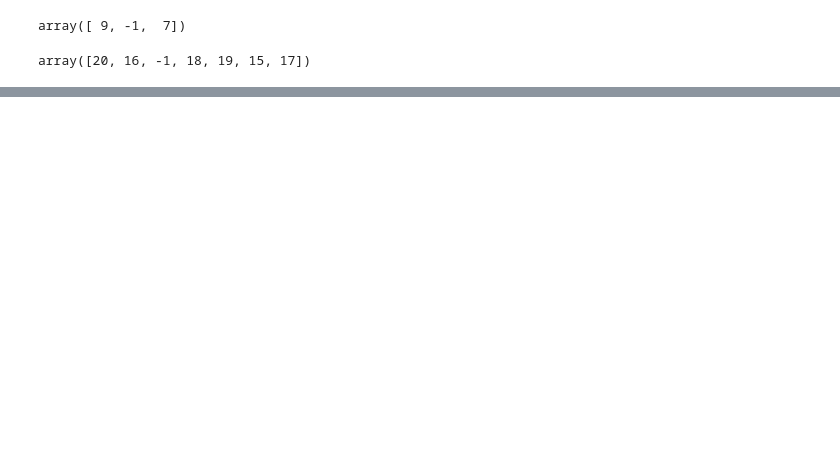
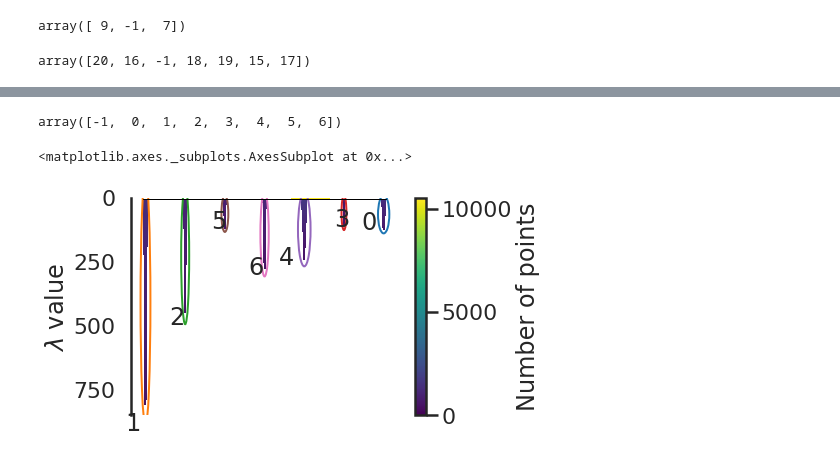
Before and after one commit to rjnakano/manejo-inventarios-pdg, a Jupyter notebook: Notebooks/TDGClusteringJerarquicoV1.ipynb, the cells around one changed output, grey strips where cells are left out. Drawn from its saved outputs; the diff is of its cells as text; code cells hidden in the pictures; blank space fills up the shorter version.

Commit message:
HDBSCAN graficas y analisis adicionales

```diff
--- a/Notebooks/TDGClusteringJerarquicoV1.ipynb
+++ b/Notebooks/TDGClusteringJerarquicoV1.ipynb
@@ -301,0 +377,3 @@ array([20, 16, -1, 18, 19, 15, 17])
+# %%
+# Matriz de distancias de Gower
+gowerDistMatrix3D = gower.gower_matrix(dataNoDims3D)
@@ -301,0 +384,6 @@ array([20, 16, -1, 18, 19, 15, 17])
+# %%
+gowerDistMatrix3D = np.float64(gowerDistMatrix3D)
+# %%
+clusterer3 = hdbscan.HDBSCAN(metric='precomputed', min_cluster_size=500)
+# %%
+clusterer3.fit(gowerDistMatrix3D)
@@ -301,0 +398,9 @@ array([20, 16, -1, 18, 19, 15, 17])
+# %%
+np.unique(clusterer3.labels_)
+# %% [output]
+array([-1,  0,  1,  2,  3,  4,  5,  6])
+# %%
+clusterer3.condensed_tree_.plot(select_clusters = True, label_clusters=True, selection_palette=sns.color_palette())
+# %% [output]
+<matplotlib.axes._subplots.AxesSubplot at 0x...>
+[figure, added]
```
Also changed, not shown: parts of 31 cells of this notebook.
